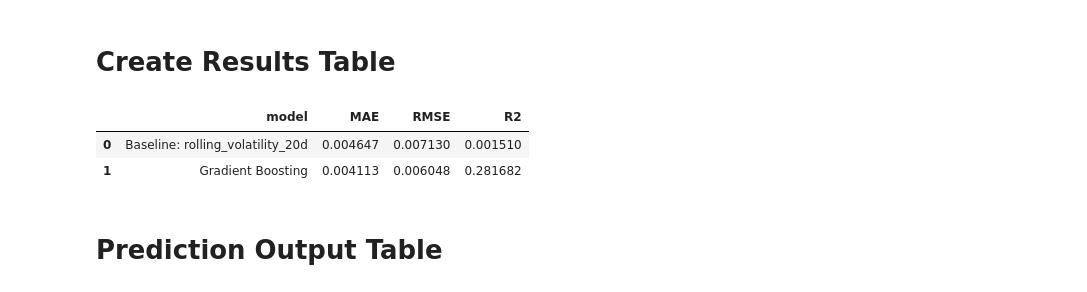
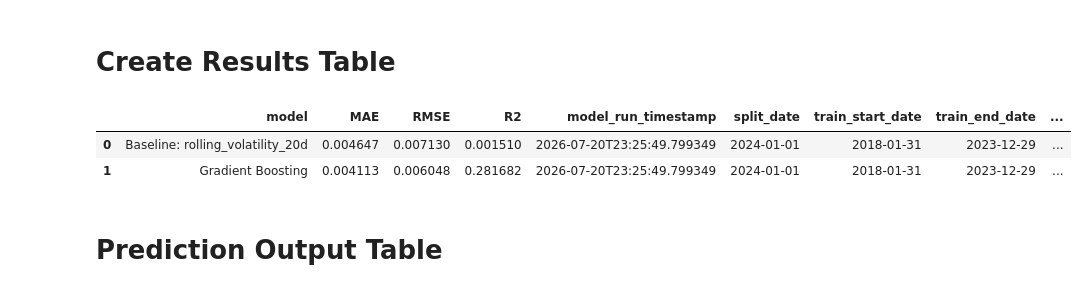
Before and after one commit to SamiiShabuse/INFO442-Group-Project, a Jupyter notebook: notebooks/04_modeling/03_gradient_boosting.ipynb, the cells around one changed output. Saved outputs shown, nothing was run; the diff lists cells and outputs as text; code cells hidden in the pictures.

Commit message:
add training times to each one

```diff
--- a/notebooks/04_modeling/03_gradient_boosting.ipynb
+++ b/notebooks/04_modeling/03_gradient_boosting.ipynb
@@ -61,8 +62,23 @@ TARGET_COLS = "future_volatility_20d"
 # %% [markdown]
 # Train/Test Split Separation
 # %%
-train = df[df["Date"] < "2024-01-01"].copy()
-test = df[df["Date"] >= "2024-01-01"].copy()
+SPLIT_DATE = pd.Timestamp("2024-01-01")
+
+train = df[df["Date"] < SPLIT_DATE].copy()
+test = df[df["Date"] >= SPLIT_DATE].copy()
+
+split_metadata = {
+    "model_run_timestamp": pd.Timestamp.now().isoformat(),
+    "split_date": SPLIT_DATE.date().isoformat(),
+    "train_start_date": train["Date"].min().date().isoformat(),
+    "train_end_date": train["Date"].max().date().isoformat(),
+    "test_start_date": test["Date"].min().date().isoformat(),
+    "test_end_date": test["Date"].max().date().isoformat(),
+    "train_rows": len(train),
+    "test_rows": len(test),
+}
+
+split_metadata
 
 X_train = train[FEATURES_COLS]
 y_train = train[TARGET_COLS]
@@ -84,5 +100,19 @@ gb_model = HistGradientBoostingRegressor(
     random_state=42
 )
 # %%
+training_start_timestamp = pd.Timestamp.now()
+training_start_time = time.perf_counter()
+
 gb_model.fit(X_train, y_train)
+
+training_end_time = time.perf_counter()
+training_end_timestamp = pd.Timestamp.now()
+
+training_runtime_metadata = {
+    "training_start_timestamp": training_start_timestamp.isoformat(),
+    "training_end_timestamp": training_end_timestamp.isoformat(),
+    "training_duration_seconds": training_end_time - training_start_time,
+}
+
+training_runtime_metadata
 # %% [output]
@@ -109,14 +140,24 @@ def evaluate_model(model_name, y_true, y_pred):
 # %%
 results = pd.DataFrame([
     evaluate_model("Baseline: rolling_volatility_20d", y_test, baseline_pred),
     evaluate_model("Gradient Boosting", y_test, gb_pred)
 ])
 
+for key, value in split_metadata.items():
+    results[key] = value
+
+for key in training_runtime_metadata:
+    results[key] = None
+
+model_mask = results["model"] == "Gradient Boosting"
+for key, value in training_runtime_metadata.items():
+    results.loc[model_mask, key] = value
+
 results
 # %% [output]
-|  | model | MAE | RMSE | R2 |
-| 0 | Baseline: rolling_volatility_20d | 0.004647 | 0.007130 | 0.001510 |
-| 1 | Gradient Boosting | 0.004113 | 0.006048 | 0.281682 |
+|  | model | MAE | RMSE | R2 | model_run_timestamp | split_date | train_start_date | train_end_date | ... |
+| 0 | Baseline: rolling_volatility_20d | 0.004647 | 0.007130 | 0.001510 | 2026-07-20T23:25:49.799349 | 2024-01-01 | 2018-01-31 | 2023-12-29 | ... |
+| 1 | Gradient Boosting | 0.004113 | 0.006048 | 0.281682 | 2026-07-20T23:25:49.799349 | 2024-01-01 | 2018-01-31 | 2023-12-29 | ... |
 # %% [markdown]
 # Prediction Output Table
 # %%
```
Also changed, not shown: parts of 2 cells of this notebook, 14 other files.
